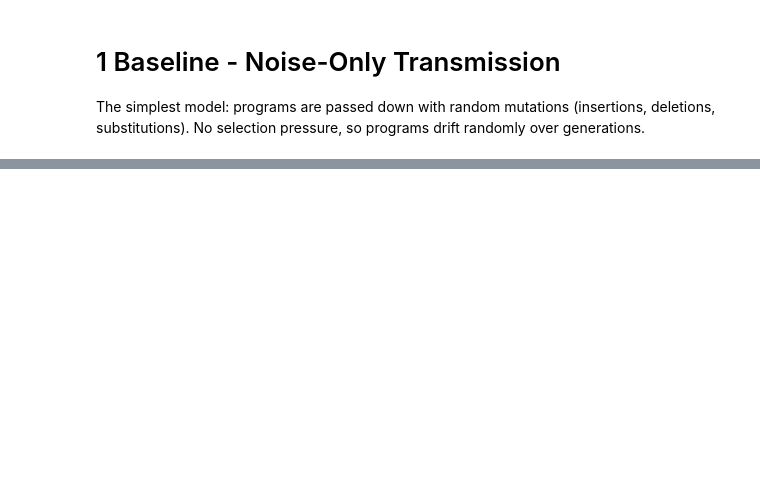
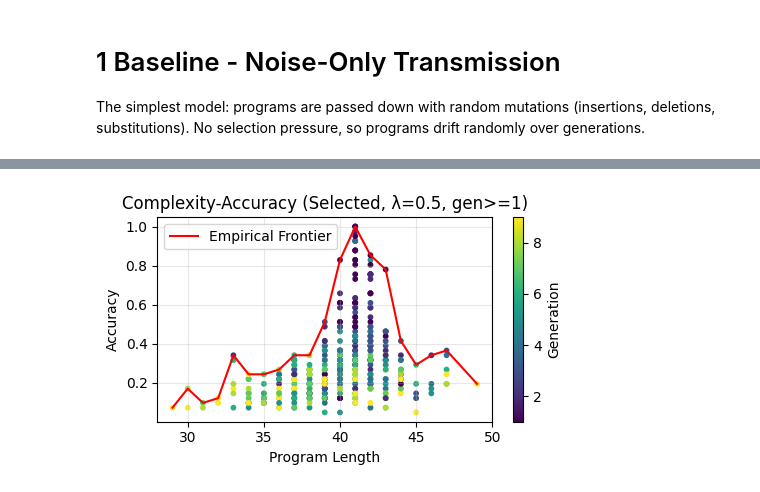
Before and after one commit to wppqywq/compositional-modeling, a Jupyter notebook: notebooks_new/4_transmission_chain.ipynb, the cells around one changed output, grey strips where cells are left out. Cells and saved outputs as stored; diff of their text form; code cells hidden in the pictures; blank space fills up the shorter version.

```diff
--- a/notebooks_new/4_transmission_chain.ipynb
+++ b/notebooks_new/4_transmission_chain.ipynb
@@ -567,0 +377,37 @@ plt.show()
+# %%
+# Complexity-accuracy scatter plot (with selection)
+
+# ignore early gen
+multi_sel_df = multi_sel_df[multi_sel_df["generation"] < 10]
+
+plt.figure(figsize=(5, 3))
+sc2 = plt.scatter(
+    multi_sel_df["length_expanded"],
+    multi_sel_df["accuracy"],
+    c=multi_sel_df["generation"],
+    s=10,
+)
+plt.colorbar(sc2, label="Generation")
+plt.xlabel("Program Length")
+plt.ylabel("Accuracy")
+plt.title(f"Complexity-Accuracy (Selected, λ={LAMBDA_COMPRESSION}, gen>=1)")
+plt.grid(alpha=0.3)
+
+# Empirical frontier
+frontier_sel = (
+    multi_sel_df.groupby("length_expanded")["accuracy"]
+    .max()
+    .reset_index()
+    .sort_values("length_expanded")
+)
+plt.plot(
+    frontier_sel["length_expanded"],
+    frontier_sel["accuracy"],
+    color="red",
+    label="Empirical Frontier"
+)
+plt.legend()
+plt.tight_layout()
+plt.show()
+# %% [output]
+[figure, added]
```
Also changed, not shown: parts of 53 cells of this notebook, 3 other files.
